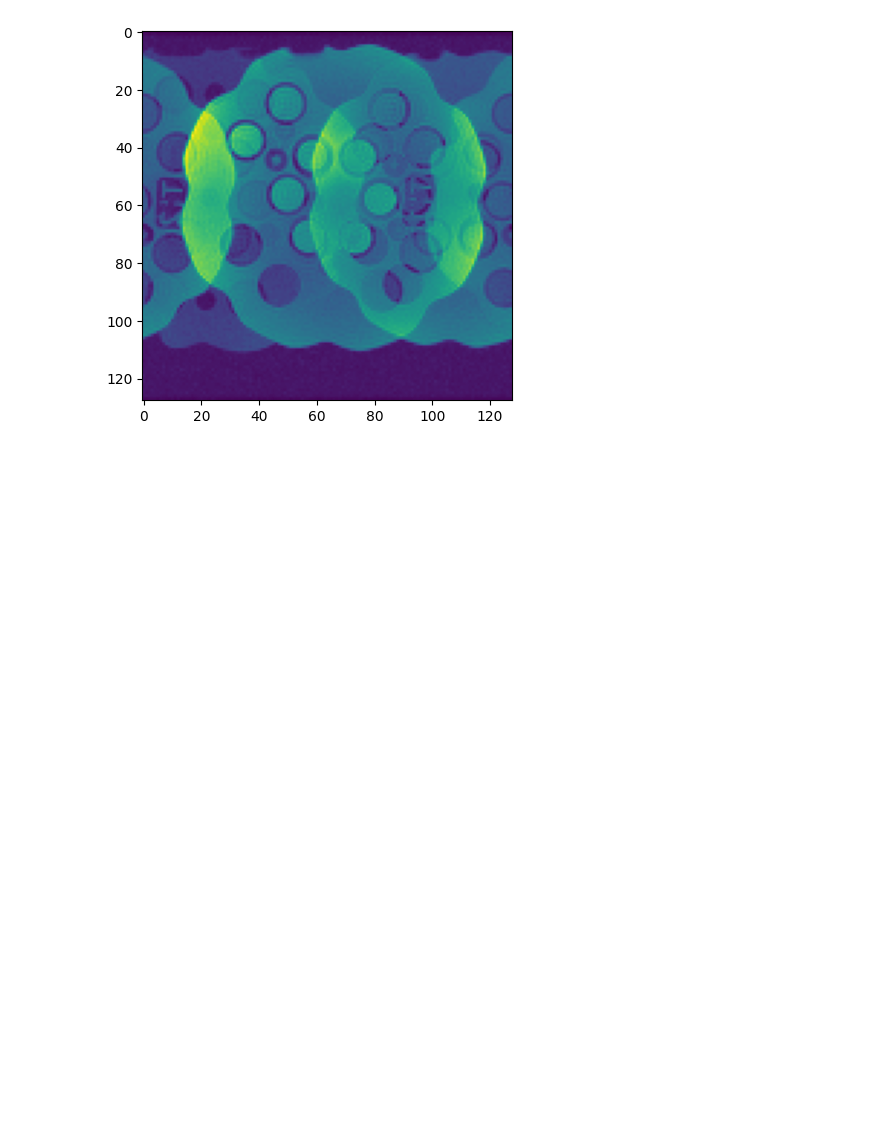
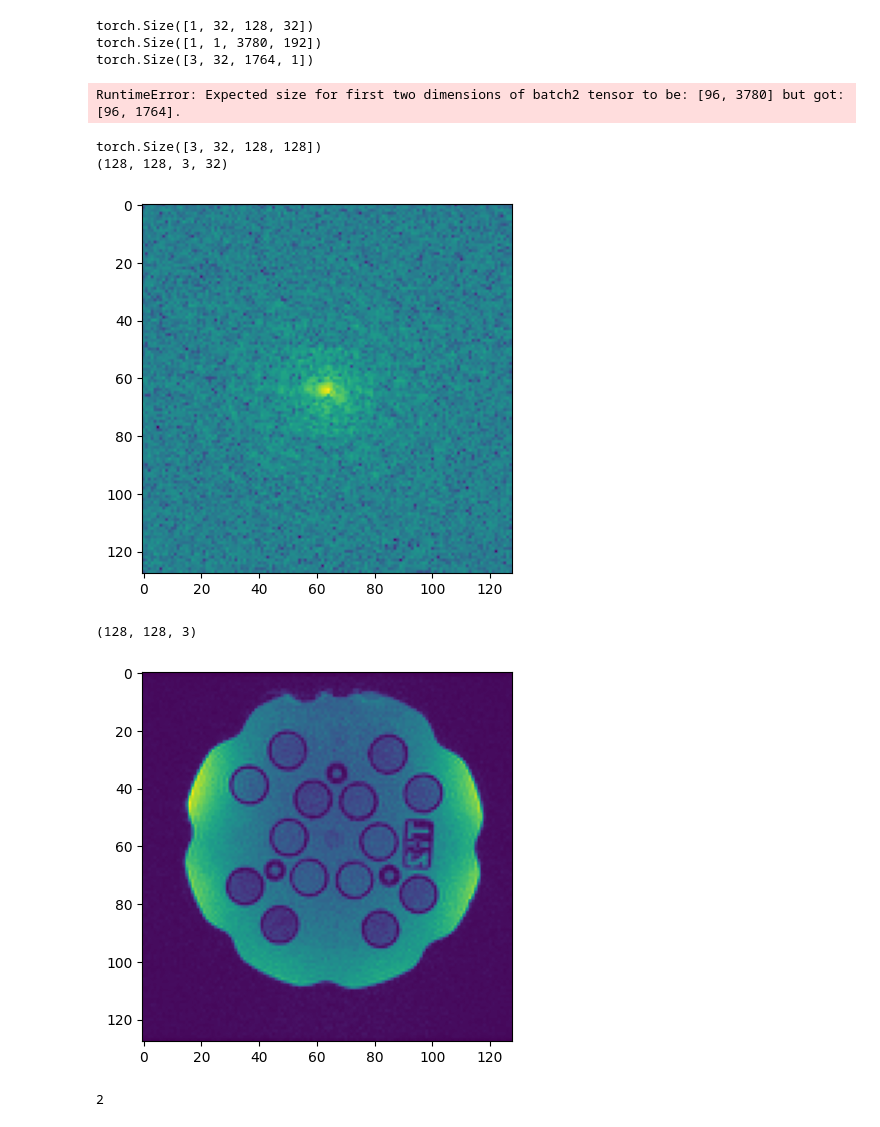
Before and after one commit to AdaptiveMRILab/MultibandMRI, a Jupyter notebook: dev.ipynb, the cells around one changed output. Cells and saved outputs as stored; diff of their text form; code cells hidden in the pictures; blank space fills up the shorter version.

```diff
--- a/dev.ipynb
+++ b/dev.ipynb
@@ -57,14 +57,52 @@ data = fft2d(img, dims=(0,1))
 nacs = 32
 i1 = int(data.shape[1]/2 - nacs/2)
 i2 = i1 + nacs
-data = data[:,i1:i2,...]
+calib_data = data[:,i1:i2,...]
 
-target = torch.tensor(data.transpose(3,2,0,1), dtype=torch.complex64, device=device)
+target = torch.tensor(calib_data.transpose(3,2,0,1), dtype=torch.complex64, device=device)
+
 
 # calibrate the kernels
-sg = slice_grappa(target, phase_accel=2, kernel_size=(5,2), tik=0.0)
+sg = slice_grappa(target, accel=(1,1), kernel_size=(3,3), tik=0.0)
 # %% [output]
-[figure, removed]
+torch.Size([1, 32, 128, 32])
+torch.Size([1, 1, 3780, 192])
+torch.Size([3, 32, 1764, 1])
+RuntimeError: Expected size for first two dimensions of batch2 tensor to be: [96, 3780] but got: [96, 1764].
+# %%
+tmp = torch.tensor(data.transpose(3,2,0,1), dtype=torch.complex64, device=device)
+aliased_source = torch.sum(tmp, dim=0, keepdim=True)
+# aliased_source[...,1::2] = 0.0
+
+recon = sg.apply(aliased_source)
+recon = recon.detach().cpu().numpy().transpose(2,3,0,1)
+
+print(recon.shape)
+plt.figure()
+plt.imshow(np.log10(np.abs(recon[:,:,0,0])))
+plt.show()
+
+recon = ifft2d(recon, dims=(0,1))
+recon = np.sqrt(np.sum(np.abs(recon * recon.conj()), axis=-1))
+print(recon.shape)
+
+plt.figure()
+plt.imshow(recon[:,:,2])
+plt.show()
+# %% [output]
+torch.Size([3, 32, 128, 128])
+(128, 128, 3, 32)
+[figure, added]
+(128, 128, 3)
+[figure, added]
+# %%
+
+kernel_size = 4
+phase_accel = 2
+
+(kernel_size-1)*phase_accel // 2 - 1
+# %% [output]
+2
 # %%
 aliased_source = torch.tensor(aliased_ksp[None,...].transpose(0,3,1,2))
 
```
Also changed, not shown: parts of 3 cells of this notebook, 1 other file.
